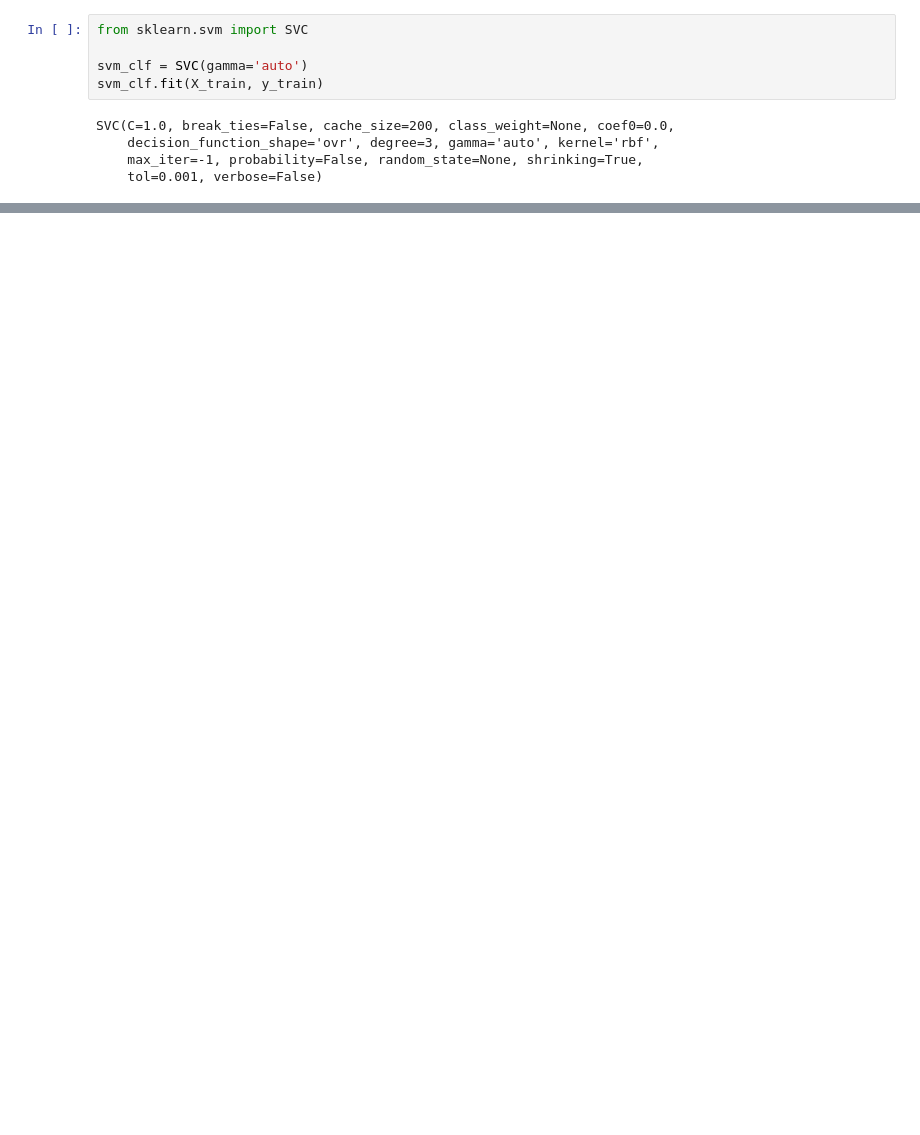
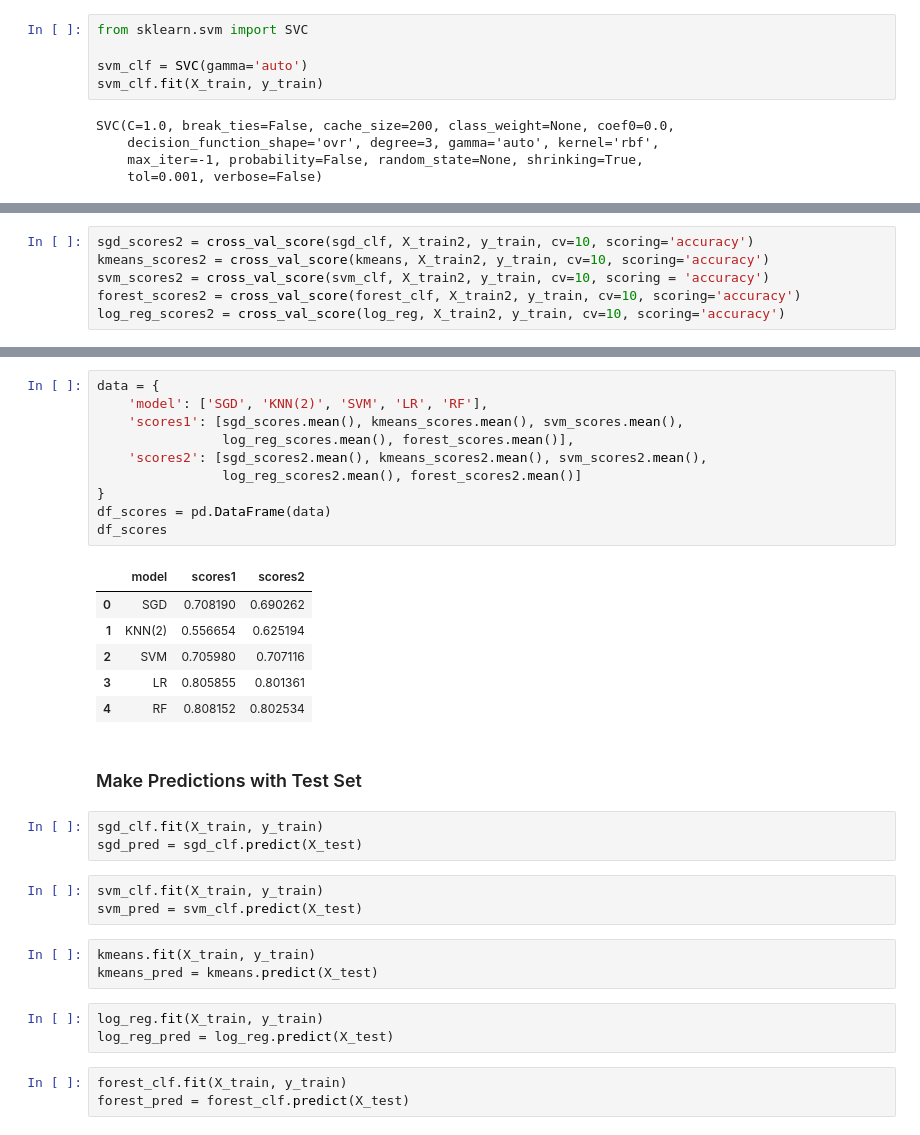
Before and after one commit to bmmcconn/Python-examples, a Jupyter notebook: TitanicSurvivalPrediction.ipynb, the cells around one changed output, grey strips where cells are left out. Saved outputs shown, nothing was run; the diff lists cells and outputs as text; blank space fills up the shorter version.

```diff
--- a/TitanicSurvivalPrediction.ipynb
+++ b/TitanicSurvivalPrediction.ipynb
@@ -298,0 +506,6 @@ plt.show()
+# %%
+sgd_scores2 = cross_val_score(sgd_clf, X_train2, y_train, cv=10, scoring='accuracy')
+kmeans_scores2 = cross_val_score(kmeans, X_train2, y_train, cv=10, scoring='accuracy')
+svm_scores2 = cross_val_score(svm_clf, X_train2, y_train, cv=10, scoring = 'accuracy')
+forest_scores2 = cross_val_score(forest_clf, X_train2, y_train, cv=10, scoring='accuracy')
+log_reg_scores2 = cross_val_score(log_reg, X_train2, y_train, cv=10, scoring='accuracy')
@@ -298,0 +523,34 @@ plt.show()
+# %%
+data = {
+    'model': ['SGD', 'KNN(2)', 'SVM', 'LR', 'RF'],
+    'scores1': [sgd_scores.mean(), kmeans_scores.mean(), svm_scores.mean(),
+                log_reg_scores.mean(), forest_scores.mean()],
+    'scores2': [sgd_scores2.mean(), kmeans_scores2.mean(), svm_scores2.mean(),
+                log_reg_scores2.mean(), forest_scores2.mean()]
+}
+df_scores = pd.DataFrame(data)
+df_scores
+# %% [output]
+|  | model | scores1 | scores2 |
+| 0 | SGD | 0.708190 | 0.690262 |
+| 1 | KNN(2) | 0.556654 | 0.625194 |
+| 2 | SVM | 0.705980 | 0.707116 |
+| 3 | LR | 0.805855 | 0.801361 |
+| 4 | RF | 0.808152 | 0.802534 |
+# %% [markdown]
+### Make Predictions with Test Set
+# %%
+sgd_clf.fit(X_train, y_train)
+sgd_pred = sgd_clf.predict(X_test)
+# %%
+svm_clf.fit(X_train, y_train)
+svm_pred = svm_clf.predict(X_test)
+# %%
+kmeans.fit(X_train, y_train)
+kmeans_pred = kmeans.predict(X_test)
+# %%
+log_reg.fit(X_train, y_train)
+log_reg_pred = log_reg.predict(X_test)
+# %%
+forest_clf.fit(X_train, y_train)
+forest_pred = forest_clf.predict(X_test)
```
Also changed, not shown: parts of 38 cells of this notebook.
